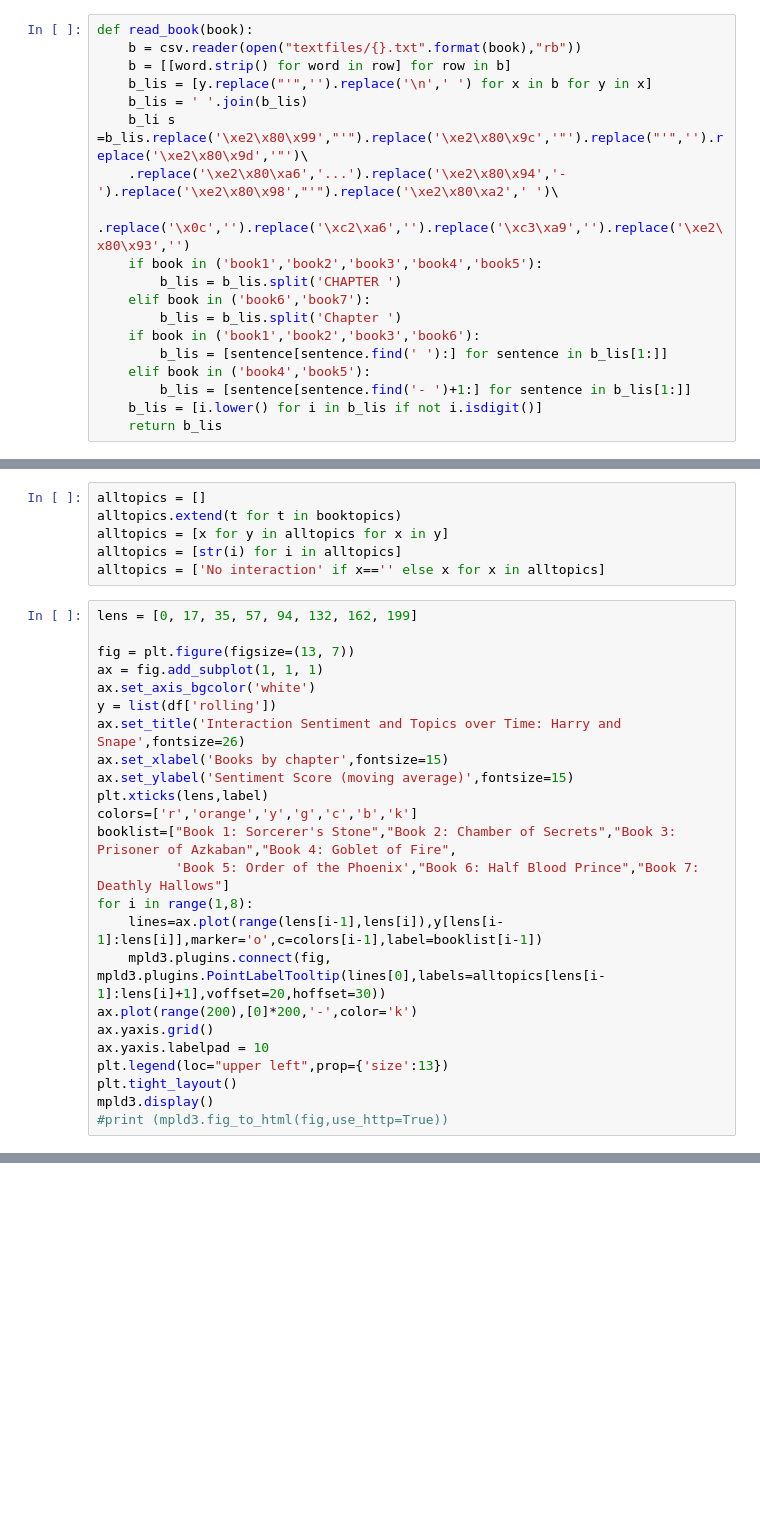
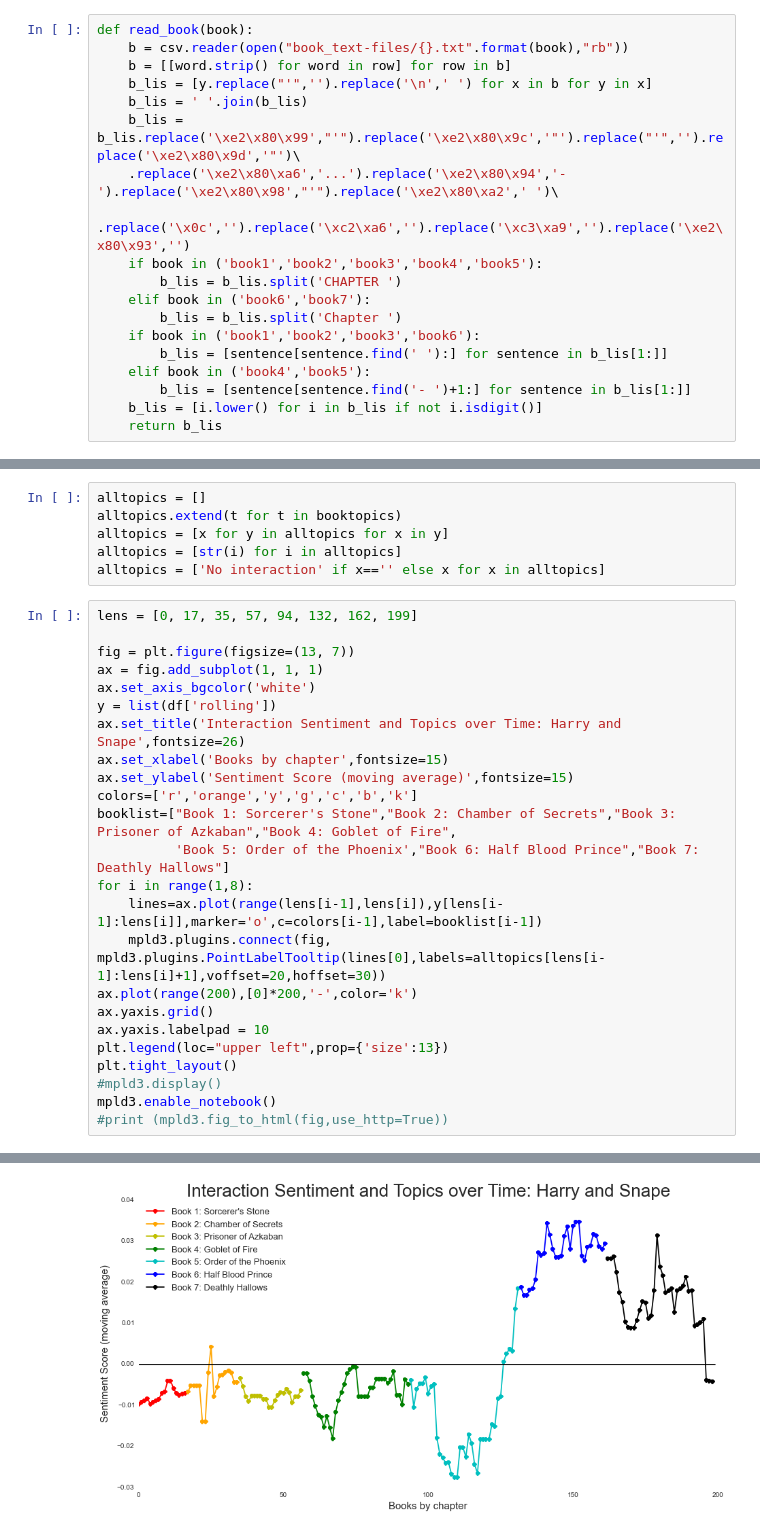
Before and after one commit to PankajMehar/Metis-Project-4-NLP-and-Clustering, a Jupyter notebook: text_analysis.ipynb, the cells around one changed output, grey strips where cells are left out. Cells and saved outputs as stored; diff of their text form; blank space fills up the shorter version.

```diff
--- a/text_analysis.ipynb
+++ b/text_analysis.ipynb
@@ -29,11 +29,11 @@ stop+=punc
 Each book has slightly different formatting, these functions clean the text and split the book by chapter:
 # %%
 def read_book(book):
-    b = csv.reader(open("textfiles/{}.txt".format(book),"rb"))
+    b = csv.reader(open("book_text-files/{}.txt".format(book),"rb"))
     b = [[word.strip() for word in row] for row in b]
     b_lis = [y.replace("'",'').replace('\n',' ') for x in b for y in x]
     b_lis = ' '.join(b_lis)
-    b_li s =b_lis.replace('\xe2\x80\x99',"'").replace('\xe2\x80\x9c','"').replace("'",'').replace('\xe2\x80\x9d','"')\
+    b_lis = b_lis.replace('\xe2\x80\x99',"'").replace('\xe2\x80\x9c','"').replace("'",'').replace('\xe2\x80\x9d','"')\
     .replace('\xe2\x80\xa6','...').replace('\xe2\x80\x94','-').replace('\xe2\x80\x98',"'").replace('\xe2\x80\xa2',' ')\
     .replace('\x0c','').replace('\xc2\xa6','').replace('\xc3\xa9','').replace('\xe2\x80\x93','')
     if book in ('book1','book2','book3','book4','book5'):
@@ -394,7 +394,6 @@ y = list(df['rolling'])
 ax.set_title('Interaction Sentiment and Topics over Time: Harry and Snape',fontsize=26)
 ax.set_xlabel('Books by chapter',fontsize=15)
 ax.set_ylabel('Sentiment Score (moving average)',fontsize=15)
-plt.xticks(lens,label)
 colors=['r','orange','y','g','c','b','k']
 booklist=["Book 1: Sorcerer's Stone","Book 2: Chamber of Secrets","Book 3: Prisoner of Azkaban","Book 4: Goblet of Fire",
           'Book 5: Order of the Phoenix',"Book 6: Half Blood Prince","Book 7: Deathly Hallows"]
@@ -406,6 +405,7 @@ ax.yaxis.grid()
 ax.yaxis.labelpad = 10
 plt.legend(loc="upper left",prop={'size':13})
 plt.tight_layout()
-mpld3.display()
+#mpld3.display()
+mpld3.enable_notebook()
 #print (mpld3.fig_to_html(fig,use_http=True))
 # %% [output]
@@ -412,0 +412 @@ mpld3.display()
+[figure, added]
```
Also changed, not shown: parts of 2 cells of this notebook.
